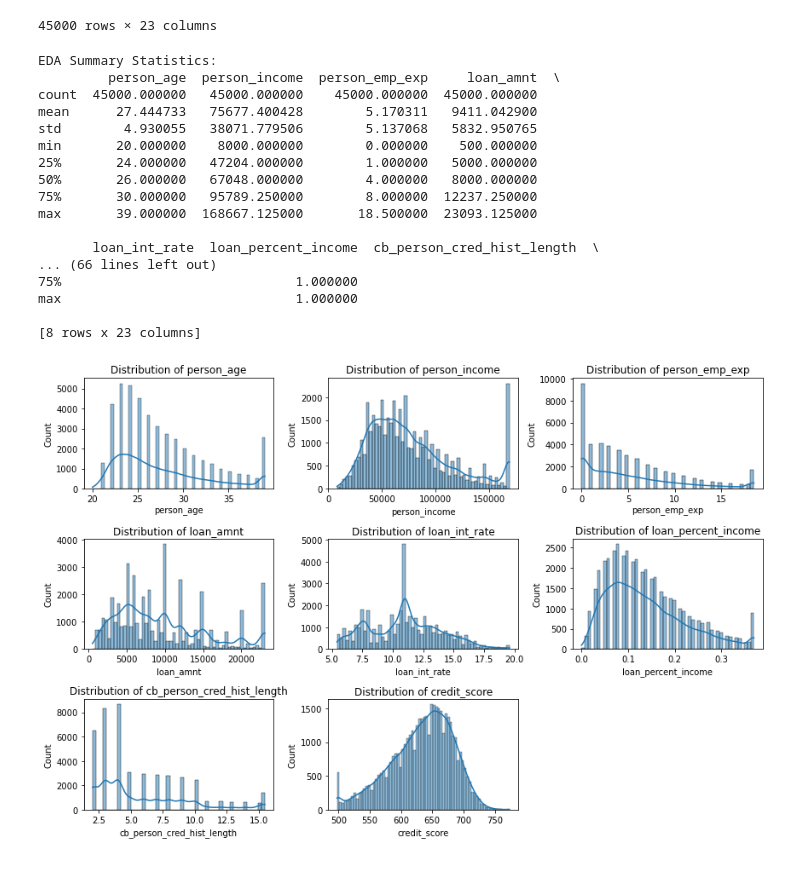
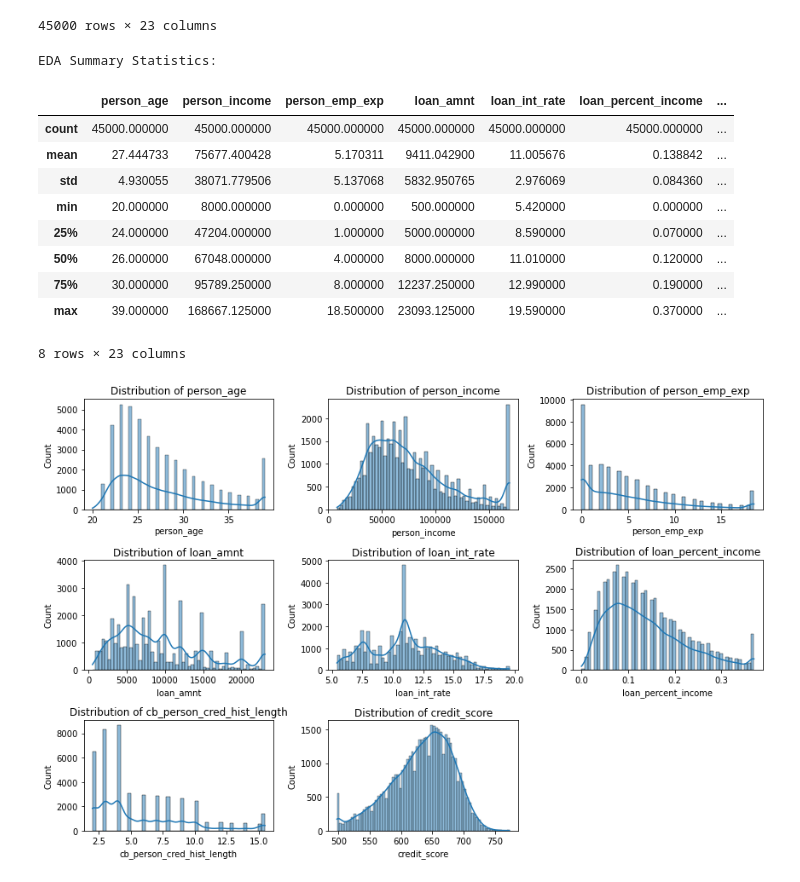
Before and after one commit to IAN-RIUA/Loan-Approval-Predictor, a Jupyter notebook: index.ipynb, the cells around one changed output. Drawn from its saved outputs; the diff is of its cells as text; code cells hidden in the pictures.

```diff
--- a/index.ipynb
+++ b/index.ipynb
@@ -240,25 +240,19 @@ df_encoded
 # %%
 # Summary statistics
 print("EDA Summary Statistics:")
-print(df_encoded.describe(include='all'))
+df_encoded.describe(include='all')
 # %% [output]
 EDA Summary Statistics:
-         person_age  person_income  person_emp_exp     loan_amnt  \
-count  45000.000000   45000.000000    45000.000000  45000.000000
-mean      27.444733   75677.400428        5.170311   9411.042900
-std        4.930055   38071.779506        5.137068   5832.950765
-min       20.000000    8000.000000        0.000000    500.000000
-25%       24.000000   47204.000000        1.000000   5000.000000
-50%       26.000000   67048.000000        4.000000   8000.000000
-75%       30.000000   95789.250000        8.000000  12237.250000
-max       39.000000  168667.125000       18.500000  23093.125000
-
-       loan_int_rate  loan_percent_income  cb_person_cred_hist_length  \
-... (66 lines left out)
-75%                              1.000000
-max                              1.000000
-
-[8 rows x 23 columns]
+|  | person_age | person_income | person_emp_exp | loan_amnt | loan_int_rate | loan_percent_income | ... |
+| count | 45000.000000 | 45000.000000 | 45000.000000 | 45000.000000 | 45000.000000 | 45000.000000 | ... |
+| mean | 27.444733 | 75677.400428 | 5.170311 | 9411.042900 | 11.005676 | 0.138842 | ... |
+| std | 4.930055 | 38071.779506 | 5.137068 | 5832.950765 | 2.976069 | 0.084360 | ... |
+| min | 20.000000 | 8000.000000 | 0.000000 | 500.000000 | 5.420000 | 0.000000 | ... |
+| 25% | 24.000000 | 47204.000000 | 1.000000 | 5000.000000 | 8.590000 | 0.070000 | ... |
+| 50% | 26.000000 | 67048.000000 | 4.000000 | 8000.000000 | 11.010000 | 0.120000 | ... |
+| 75% | 30.000000 | 95789.250000 | 8.000000 | 12237.250000 | 12.990000 | 0.190000 | ... |
+| max | 39.000000 | 168667.125000 | 18.500000 | 23093.125000 | 19.590000 | 0.370000 | ... |
+8 rows × 23 columns
 # %%
 #Visualize Distribution of Key Numerical Columns
 plt.figure(figsize=(12, 8))
```
Also changed, not shown: parts of 22 cells of this notebook.
